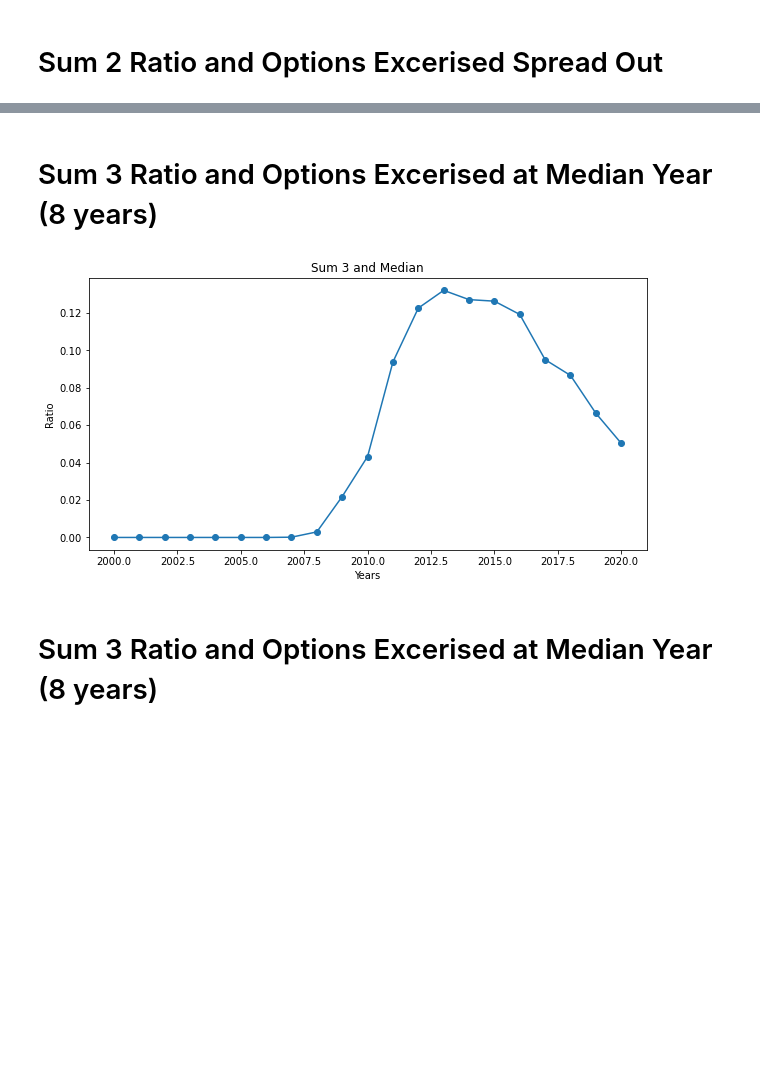
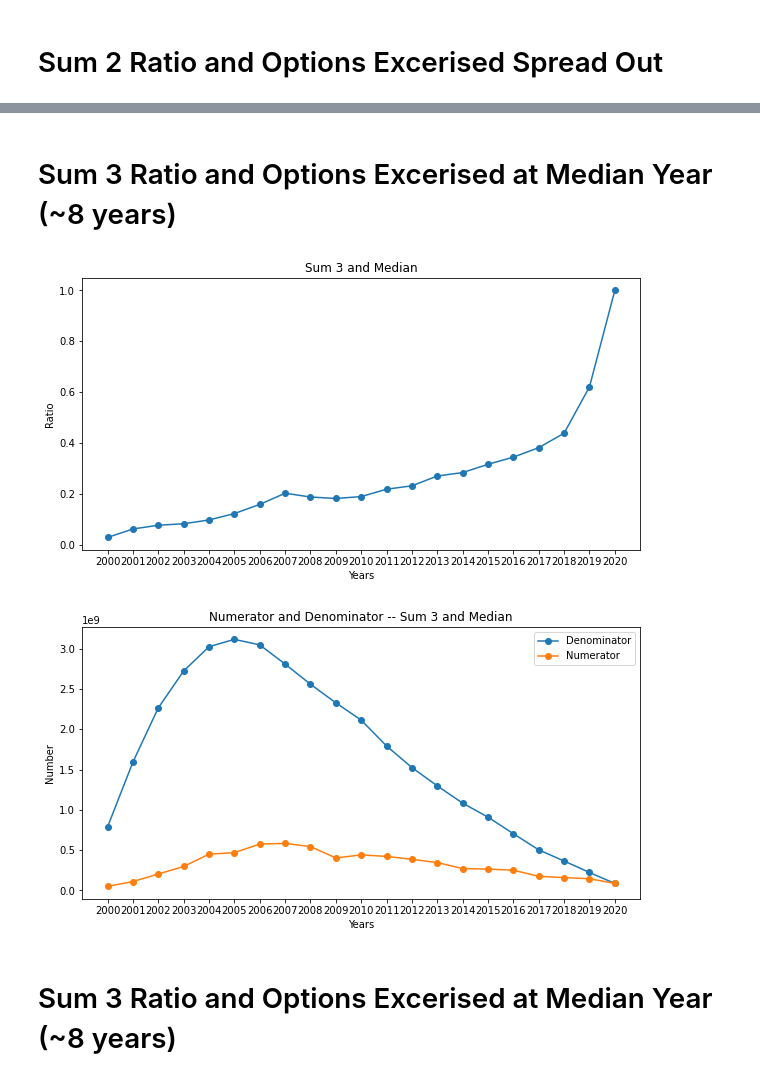
Before and after one commit to hessjacob/execucomp-boardex-project, a Jupyter notebook: BoardEx/BoardEx Plots.ipynb, the cells around one changed output, grey strips where cells are left out. Cells and saved outputs as stored; diff of their text form; code cells hidden in the pictures; blank space fills up the shorter version.

```diff
--- a/BoardEx/BoardEx Plots.ipynb
+++ b/BoardEx/BoardEx Plots.ipynb
@@ -4,6 +4,10 @@ import pandas as pd
 import matplotlib.pyplot as plt
 plt.rcParams["figure.figsize"]=(10,5)
 import numpy as np
+
+#import statistics
+stats_sum3 = pd.read_csv('Clean2/statistics_sum3.csv', index_col=0)
+stats_sum2 = pd.read_csv('Clean2/statistics_sum2.csv', index_col=0)
 # %% [markdown]
 # Guide
 
@@ -45,14 +85,25 @@ plt.show()
 # %% [markdown]
-# Sum 3 Ratio and Options Excerised at Median Year (8 years)
+# Sum 3 Ratio and Options Excerised at Median Year (~8 years)
 # %%
-ratio_avg_sum3_median = pd.read_csv('Clean/ratio_avg_agg_median.csv', index_col=0)
-plt.plot(range(2000,2021), ratio_avg_sum3_median.T, marker='o')
+ratio_avg_sum3_median = pd.read_csv('Clean2/ratio_avg_median_sum3.csv', index_col=0)
+plt.plot(ratio_avg_sum3_median.columns, ratio_avg_sum3_median.T, marker='o')
 plt.title('Sum 3 and Median')
 plt.ylabel('Ratio')
 plt.xlabel('Years')
 plt.show()
+
+denominator_median_sum3 = stats_sum3[stats_sum3.index == 'denominator_total_stock_median']
+numerator_median_sum3 = stats_sum3[stats_sum3.index == 'numerator_median']
+plt.plot(denominator_median_sum3.columns, denominator_median_sum3.T, marker='o')
+plt.plot(numerator_median_sum3.columns, numerator_median_sum3.T, marker='o')
+plt.title('Numerator and Denominator -- Sum 3 and Median')
+plt.legend(['Denominator', 'Numerator'])
+plt.ylabel('Number')
+plt.xlabel('Years')
+plt.show()
 # %% [output]
-[figure, old version]
+[figure, new version]
+[figure, added]
 # %% [markdown]
-# Sum 3 Ratio and Options Excerised at Median Year (8 years)
+# Sum 3 Ratio and Options Excerised at Median Year (~8 years)
 # %%
```
Also changed, not shown: parts of 5 cells of this notebook.
